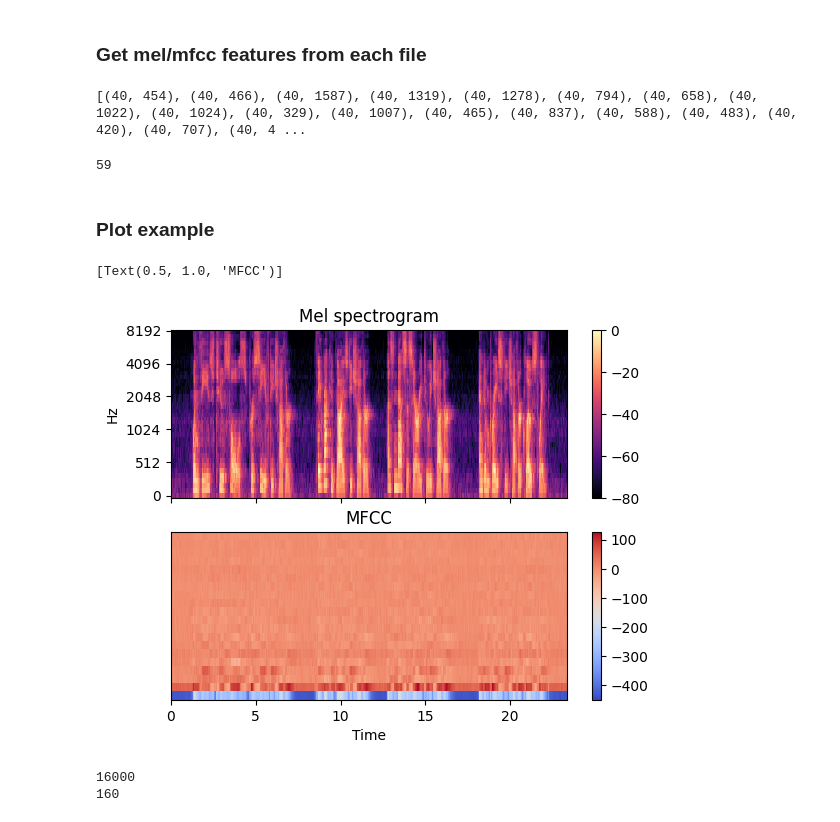
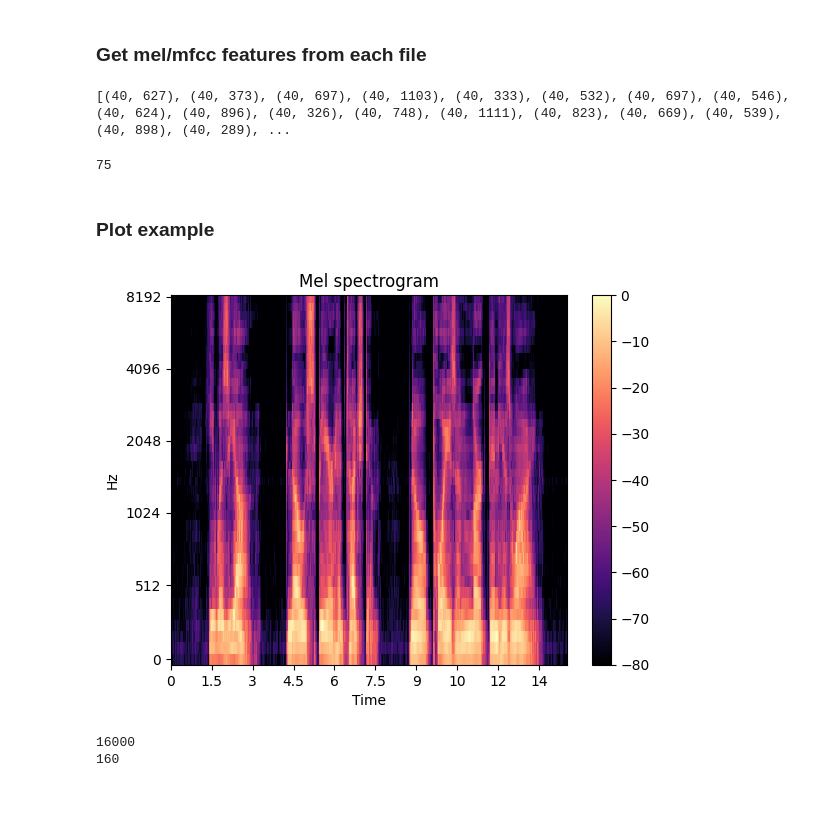
Before and after one commit to zbalkhy/EEC289, a Jupyter notebook: final_project/SMT.ipynb, the cells around one changed output. Saved outputs shown, nothing was run; the diff lists cells and outputs as text; code cells hidden in the pictures.

```diff
--- a/final_project/SMT.ipynb
+++ b/final_project/SMT.ipynb
@@ -92 +92,5 @@ spectral decomp
+# %%
+# Update directory and zip names
+subjects = [251, 422, 652, 777, 1272]
+AUDIO_DIRS = [Path(f"./data/LibriSpeech/dev-clean/{str(subj)}") for subj in subjects]
 # %%
@@ -113,7 +116,7 @@ Error:
 # %% [markdown]
 ### Get mel/mfcc features from each file
 # %%
-audio_files = list_audio_files(AUDIO_DIR)
+audio_files = list_audio_files(AUDIO_DIRS[0])
 out = extract_features_from_files(audio_files)
 
 mels = [clip["mel_spectrogram"] for _, clip in out.items()]
@@ -125,28 +128,27 @@ sr = [clip["sr"] for _, clip in out.items()][0]
 
 print([a.shape for a in mels])
 # %% [output]
-[(40, 454), (40, 466), (40, 1587), (40, 1319), (40, 1278), (40, 794), (40, 658), (40, 1022), (40, 1024), (40, 329), (40, 1007), (40, 465), (40, 837), (40, 588), (40, 483), (40, 420), (40, 707), (40, 4 ...
+[(40, 627), (40, 373), (40, 697), (40, 1103), (40, 333), (40, 532), (40, 697), (40, 546), (40, 624), (40, 896), (40, 326), (40, 748), (40, 1111), (40, 823), (40, 669), (40, 539), (40, 898), (40, 289), ...
 # %%
 len(mels)
 # %% [output]
-59
+75
 # %% [markdown]
 ### Plot example
 # %%
-import matplotlib.pyplot as plt
+import matplotlib.pyplot as pl
 
-idx = 10
-fig, ax = plt.subplots(nrows=2, sharex=True)
-img = librosa.display.specshow(log_mels[idx],x_axis='time', y_axis='mel', fmax=8000,ax=ax[0])
-fig.colorbar(img, ax=[ax[0]])
-ax[0].set(title='Mel spectrogram')
-ax[0].label_outer()
-img = librosa.display.specshow(mfccs[idx], x_axis='time', ax=ax[1])
-fig.colorbar(img, ax=[ax[1]])
-ax[1].set(title='MFCC')
+idx = 0
+fig, ax = plt.subplots(nrows=1, sharex=True)
+img = librosa.display.specshow(log_mels[idx],x_axis='time', y_axis='mel', fmax=8000,ax=ax)
+fig.colorbar(img, ax=[ax])
+ax.set(title='Mel spectrogram')
+ax.label_outer()
+#img = librosa.display.specshow(mfccs[idx], x_axis='time', ax=ax[1])
+#fig.colorbar(img, ax=[ax[1]])
+# ax[1].set(title='MFCC')
 # %% [output]
-[Text(0.5, 1.0, 'MFCC')]
-[figure, old version]
+[figure, new version]
 # %%
 print(sr)
 print(hop_length)
```
Also changed, not shown: parts of 15 cells of this notebook, 2 other files.
